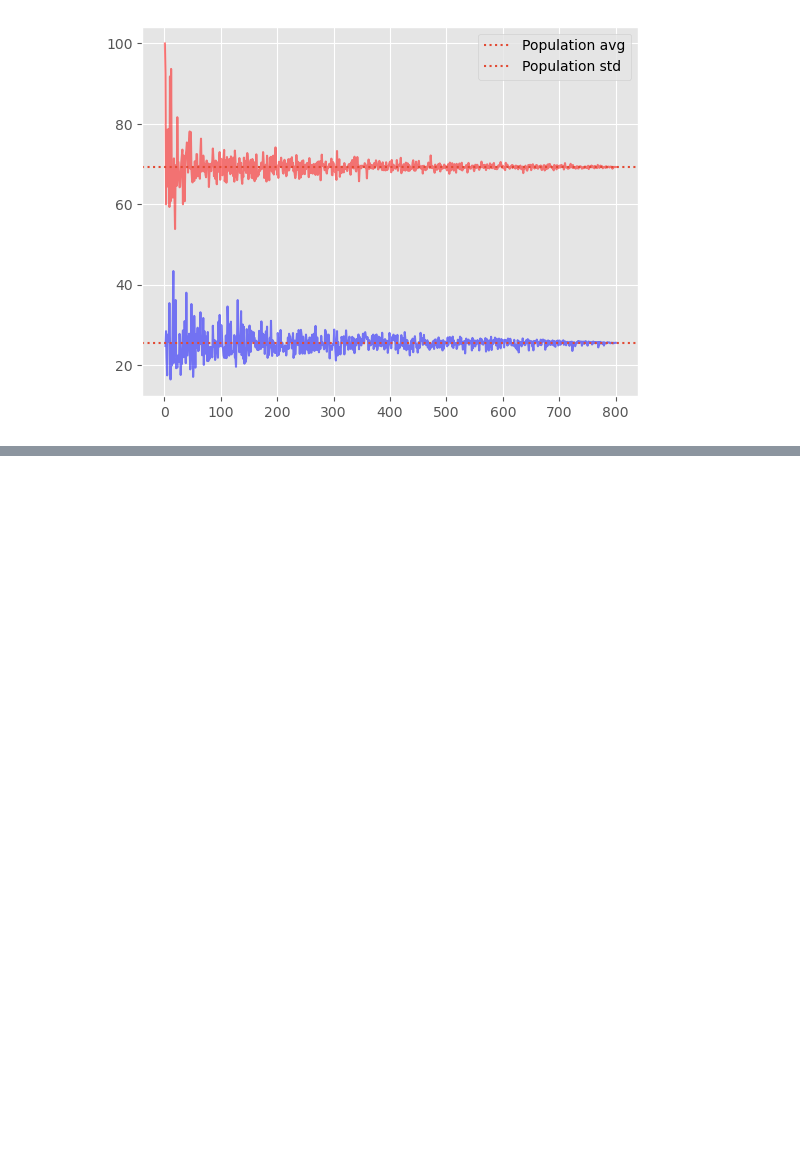
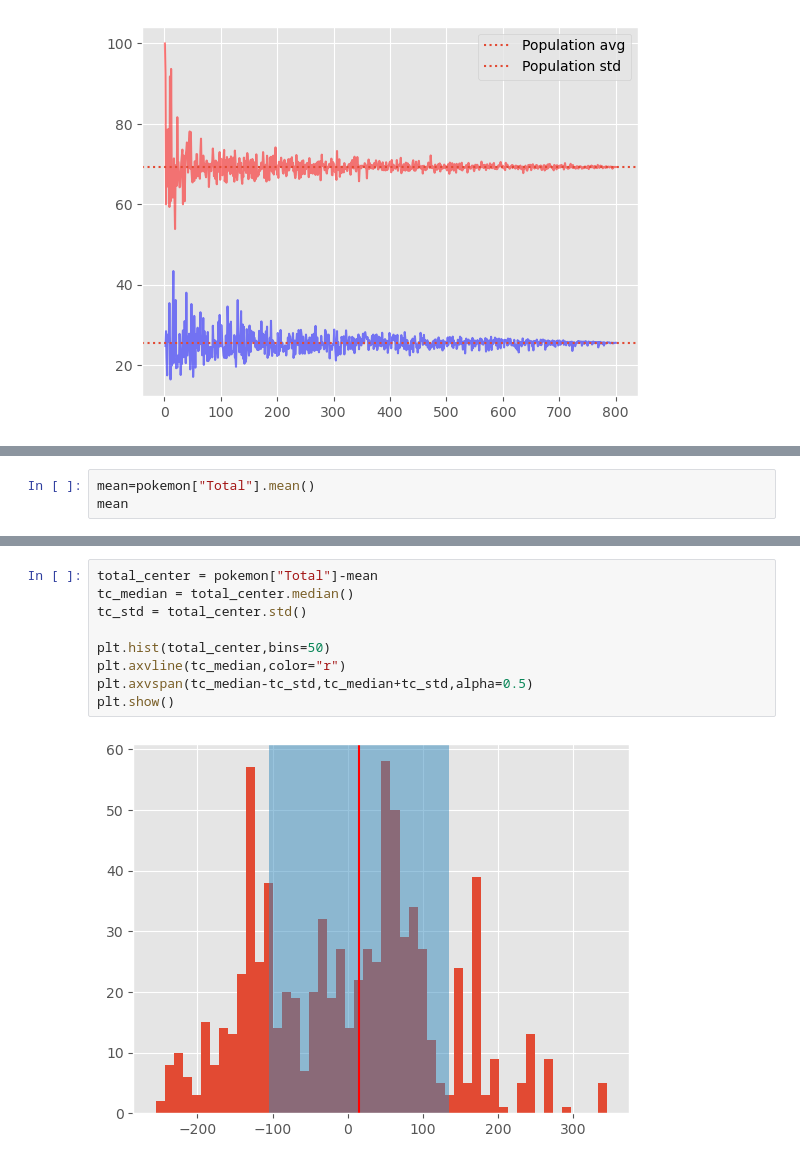
Before and after one commit to SadmanUddin/Data-analysis-and-statistics, a Jupyter notebook: Analysis/Untitled-1.ipynb, the cells around one changed output, grey strips where cells are left out. Saved outputs shown, nothing was run; the diff lists cells and outputs as text; blank space fills up the shorter version.

```diff
--- a/Analysis/Untitled-1.ipynb
+++ b/Analysis/Untitled-1.ipynb
@@ -1158,0 +1169,3 @@ plt.show()
+# %%
+mean=pokemon["Total"].mean()
+mean
@@ -1158,0 +1189,11 @@ plt.show()
+# %%
+total_center = pokemon["Total"]-mean
+tc_median = total_center.median()
+tc_std = total_center.std()
+
+plt.hist(total_center,bins=50)
+plt.axvline(tc_median,color="r")
+plt.axvspan(tc_median-tc_std,tc_median+tc_std,alpha=0.5)
+plt.show()
+# %% [output]
+[figure, added]
```
Also changed, not shown: parts of 11 cells of this notebook, 1 other file.
